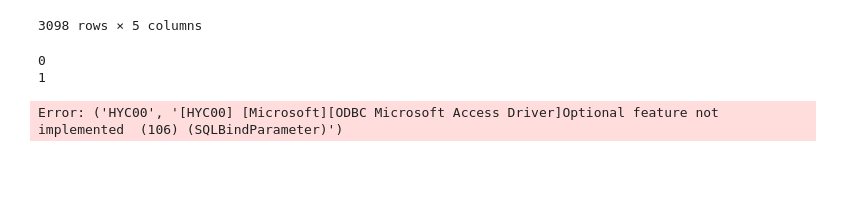
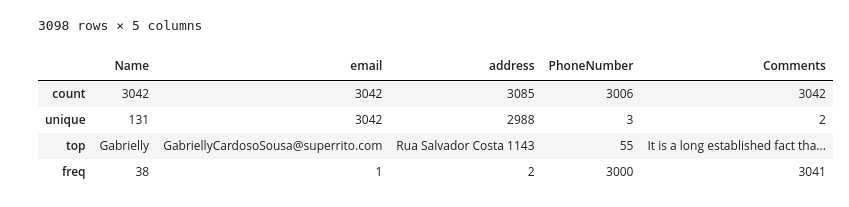
Before and after one commit to Meus-Projetos-Pessoais/etl, a Jupyter notebook: importDocument.ipynb, the cells around one changed output. Cells and saved outputs as stored; diff of their text form; code cells hidden in the pictures; blank space fills up the shorter version.

```diff
--- a/importDocument.ipynb
+++ b/importDocument.ipynb
@@ -86,13 +73,3 @@ df
 | 3096 | NaN | NaN | Rua Consolação 1404 | NaN | NaN |
 | 3097 | NaN | NaN | 1ª Travessa Eronilde Bispo Santos... | NaN | NaN |
 3098 rows × 5 columns
-# %%
-for index, row in df.iterrows():
-    #print(row)
-    print(index)
-    with conn.cursor() as crsr:
-       crsr.execute("INSERT INTO cadastroUsuario(Nome,email,address,phonenumber,coments) VALUES(?,?,?,?,?)",row["Name"], row["email"], row['address'], row['PhoneNumber'],row['Comments'])
-# %% [output]
-0
-1
-Error: ('HYC00', '[HYC00] [Microsoft][ODBC Microsoft Access Driver]Optional feature not implemented  (106) (SQLBindParameter)')
@@ -100,0 +76,8 @@ cnxn.commit()
+# %%
+df.describe()
+# %% [output]
+|  | Name | email | address | PhoneNumber | Comments |
+| count | 3042 | 3042 | 3085 | 3006 | 3042 |
+| unique | 131 | 3042 | 2988 | 3 | 2 |
+| top | Gabrielly | GabriellyCardosoSousa@superrito.com | Rua Salvador Costa 1143 | 55 | It is a long established fact tha... |
+| freq | 38 | 1 | 2 | 3000 | 3041 |
```
Also changed, not shown: parts of 3 cells of this notebook, 1 other file.
